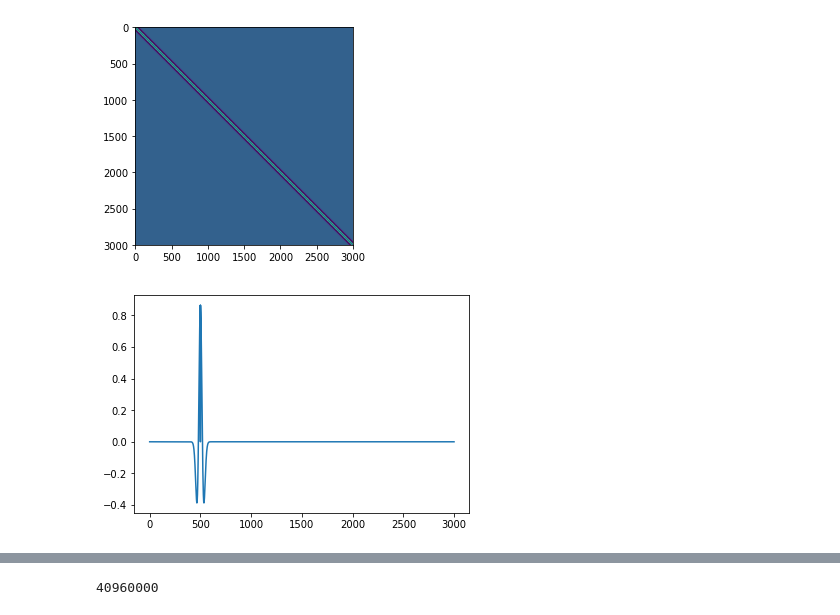
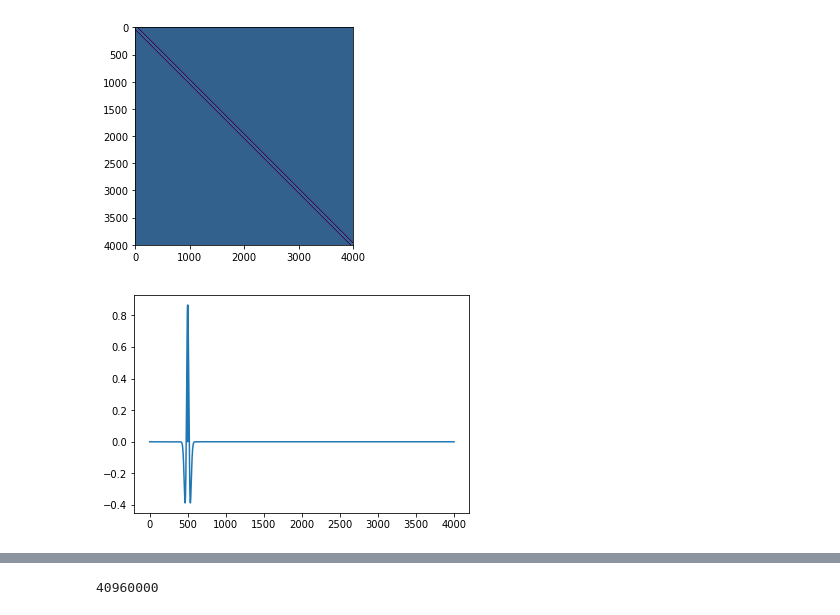
Before and after one commit to mirkoklukas/htmresearch, a Jupyter notebook: projects/gridcells/jupyter/CAN/1d CAN .ipynb, the cells around one changed output, grey strips where cells are left out. Cells and saved outputs as stored; diff of their text form; code cells hidden in the pictures.

```diff
--- a/projects/gridcells/jupyter/CAN/1d CAN .ipynb
+++ b/projects/gridcells/jupyter/CAN/1d CAN .ipynb
@@ -52,59 +14,36 @@ plt.plot(x, y)
 # %%
-def normalize(x):
-    x_   = x - np.amin(x)
-    amax = np.amax(x_)
-
-    if amax != 0.:
-        x_ = x_/amax
-
-    return x_
 
 
-
-def create_W(J, D, s=1.0):
-
-    W = np.zeros(D.shape)
-    W = J(s*D)
-
-    np.fill_diagonal(W, 0.0)
-
-    for i in range(n):
-        W[i,:] -= np.mean(W[i,:])
-
-    return W
-
-
-
-r = 150.
-n = 3000
+r = 200.
+n = 4000
 
 
 X = np.linspace(0.,r, num=n)
 
 
 D = np.zeros((n, n))
 for i in range(n):
     for j in range(n):
             D[i,j] = np.absolute(X[i] - X[j])
 
 
 J = mexican_hat
 # J = W_zero
 
 
 
-W = create_W(J, D, s=1.)
+W = create_W(J, D)
 
 # W[W>0]=0.
 
 plt.imshow(W)
 plt.show()
 
 plt.plot(W[500])
 plt.show()
 
 # tonic = - np.mean(W[:,:], axis=1)
 # plt.plot(tonic)
 # %% [output]
-[figure, old version]
+[figure, new version]
-[figure, old version]
+[figure, new version]
```
Also changed, not shown: parts of 7 cells of this notebook, 20 other files.
